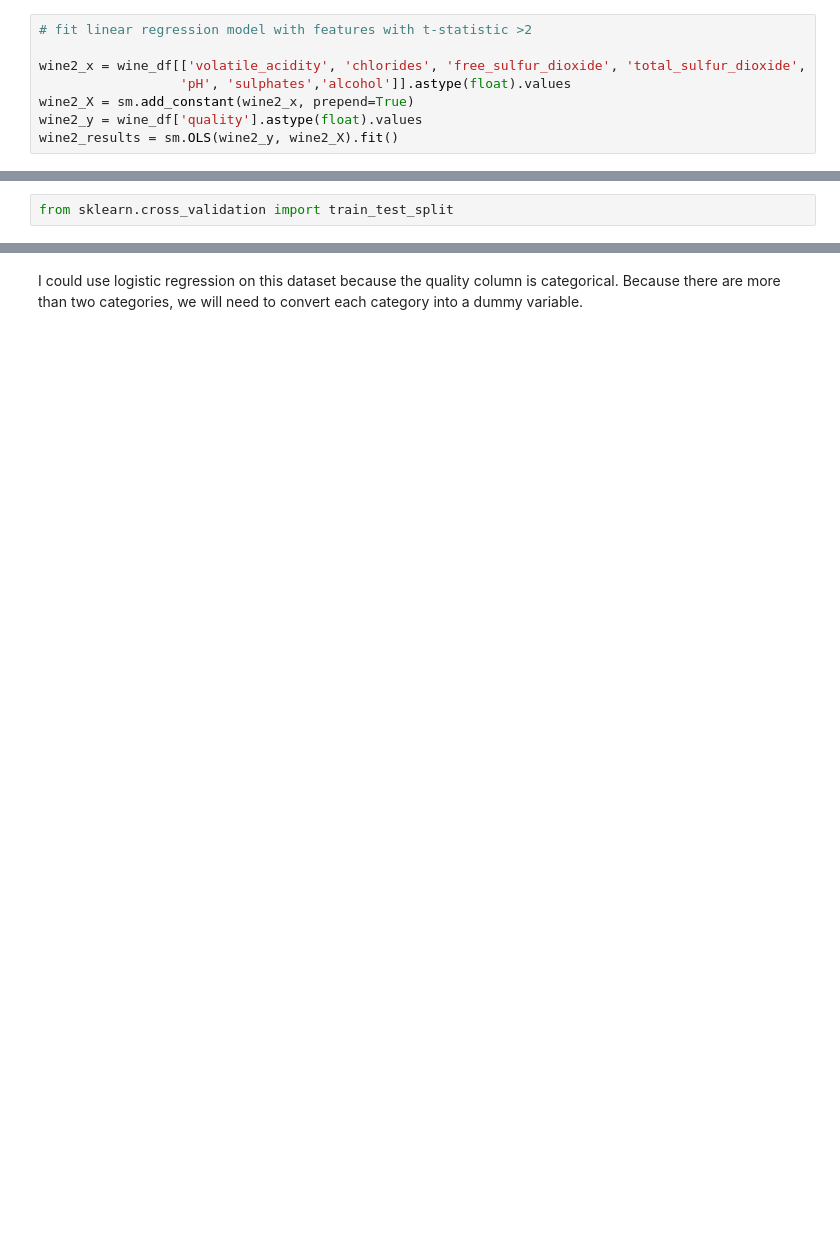
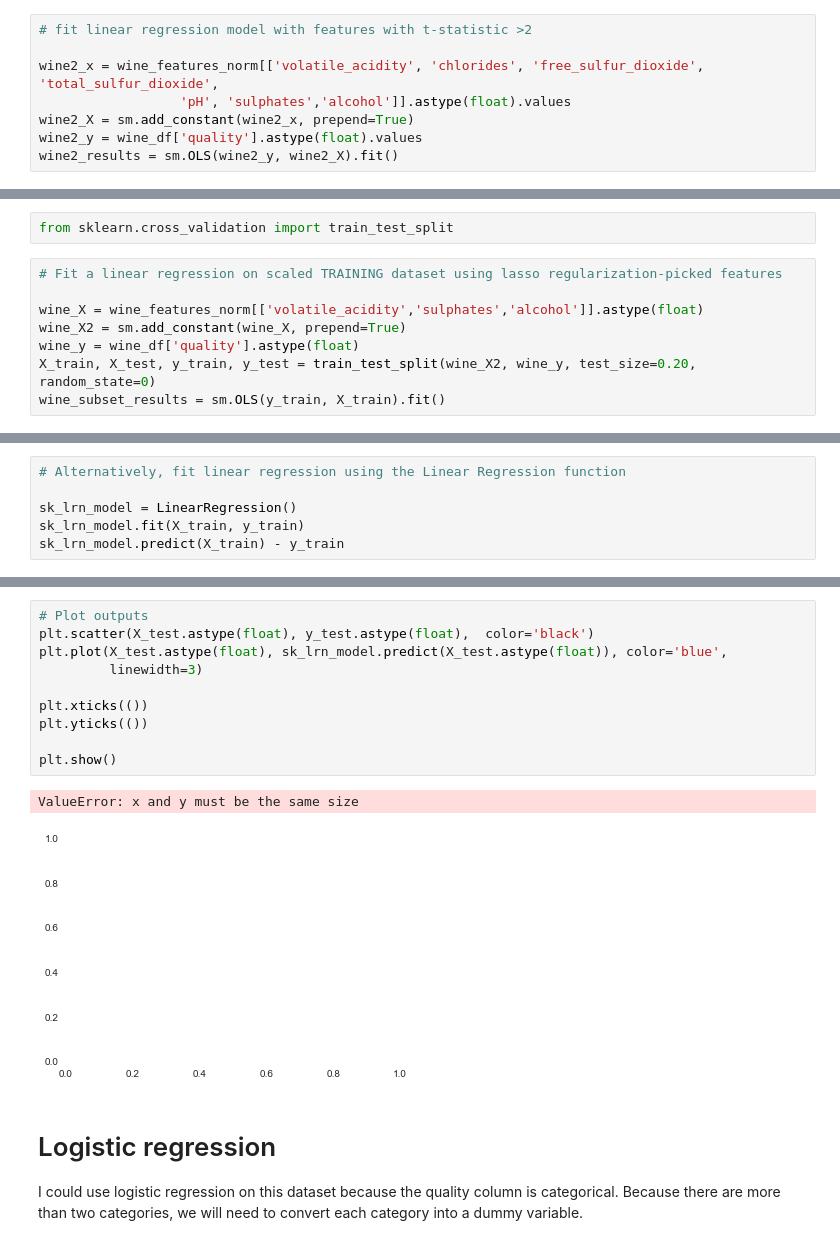
Before and after one commit to poonamrath/DAT_SF_18, a Jupyter notebook: homework_notebooks/Homework # 4.ipynb, the cells around one changed output, grey strips where cells are left out. Drawn from its saved outputs; the diff is of its cells as text; blank space fills up the shorter version.

```diff
--- a/homework_notebooks/Homework # 4.ipynb
+++ b/homework_notebooks/Homework # 4.ipynb
@@ -510,7 +498,7 @@ volatile_acidity; chlorides, free_sulfur_dioxide, total_sulfur_oxide, pH, sulpha
 # %%
 # fit linear regression model with features with t-statistic >2
 
-wine2_x = wine_df[['volatile_acidity', 'chlorides', 'free_sulfur_dioxide', 'total_sulfur_dioxide',
+wine2_x = wine_features_norm[['volatile_acidity', 'chlorides', 'free_sulfur_dioxide', 'total_sulfur_dioxide',
                   'pH', 'sulphates','alcohol']].astype(float).values
 wine2_X = sm.add_constant(wine2_x, prepend=True)
 wine2_y = wine_df['quality'].astype(float).values
@@ -555,2 +529,10 @@ Based on the coefficients above, features 2, 10, 11 -- volatile_acidity, sulphat
 # %%
 from sklearn.cross_validation import train_test_split
+# %%
+# Fit a linear regression on scaled TRAINING dataset using lasso regularization-picked features
+
+wine_X = wine_features_norm[['volatile_acidity','sulphates','alcohol']].astype(float)
+wine_X2 = sm.add_constant(wine_X, prepend=True)
+wine_y = wine_df['quality'].astype(float)
+X_train, X_test, y_train, y_test = train_test_split(wine_X2, wine_y, test_size=0.20, random_state=0)
+wine_subset_results = sm.OLS(y_train, X_train).fit()
@@ -556,0 +547,6 @@ from sklearn.cross_validation import train_test_split
+# %%
+# Alternatively, fit linear regression using the Linear Regression function
+
+sk_lrn_model = LinearRegression()
+sk_lrn_model.fit(X_train, y_train)
+sk_lrn_model.predict(X_train) - y_train
@@ -557,2 +574,17 @@ from sklearn.cross_validation import train_test_split
+# %%
+# Plot outputs
+plt.scatter(X_test.astype(float), y_test.astype(float),  color='black')
+plt.plot(X_test.astype(float), sk_lrn_model.predict(X_test.astype(float)), color='blue',
+         linewidth=3)
+
+plt.xticks(())
+plt.yticks(())
+
+plt.show()
+# %% [output]
+ValueError: x and y must be the same size
+[figure, added]
 # %% [markdown]
+# Logistic regression
+
 I could use logistic regression on this dataset because the quality column is categorical. Because there are more than two categories, we will need to convert each category into a dummy variable.
```
Also changed, not shown: parts of 41 cells of this notebook.
